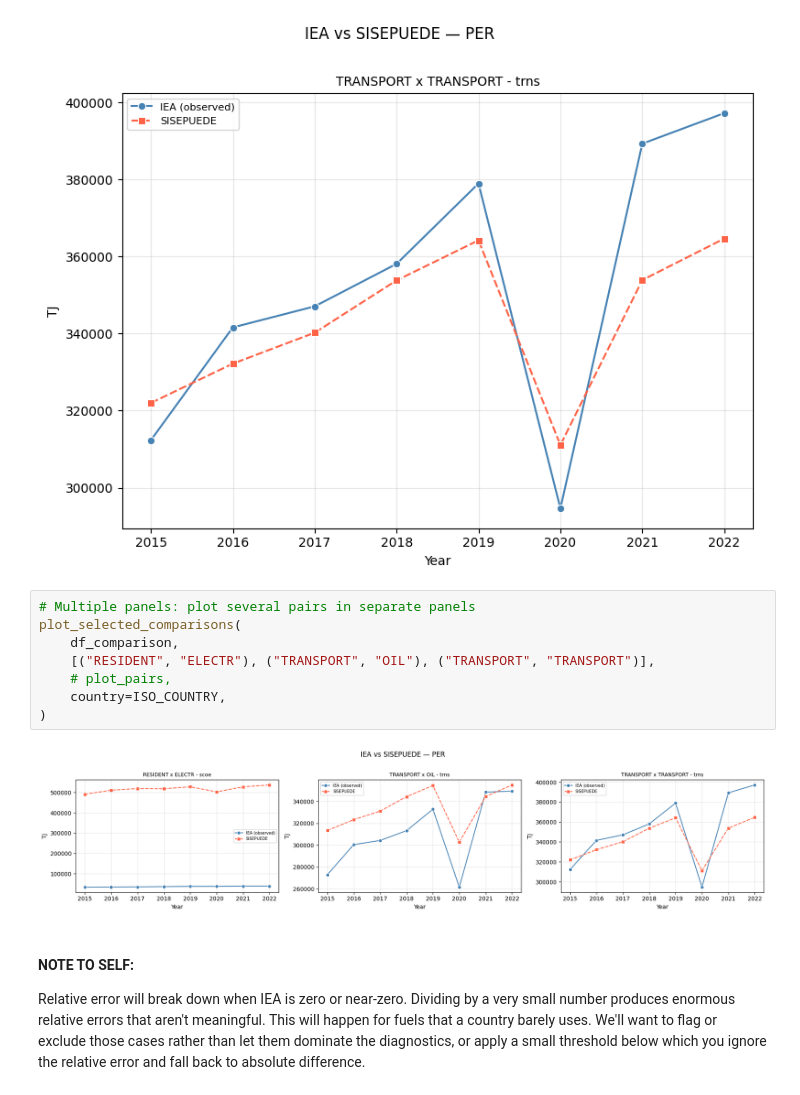
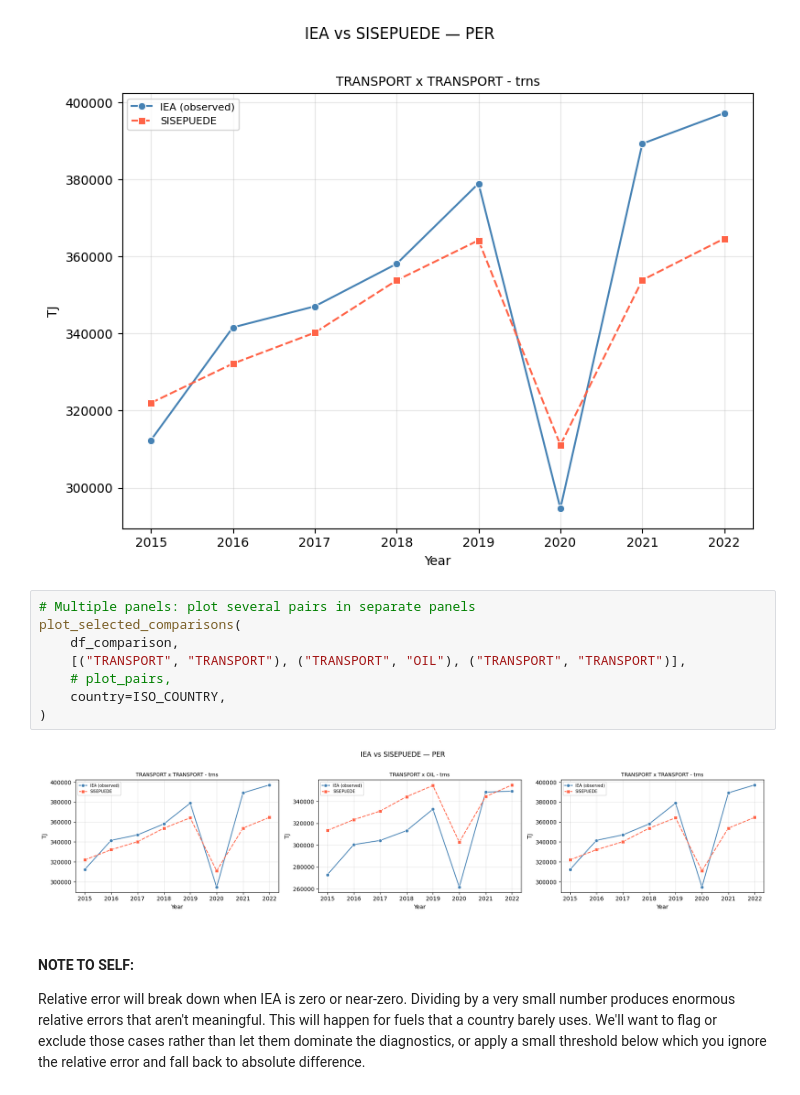
Before and after one commit to dpmendez/sisepuede, a Jupyter notebook: sisepuede/calibration/iea_energy_crosswalk_comparison.ipynb, the cells around one changed output. Saved outputs shown, nothing was run; the diff lists cells and outputs as text.

```diff
--- a/sisepuede/calibration/iea_energy_crosswalk_comparison.ipynb
+++ b/sisepuede/calibration/iea_energy_crosswalk_comparison.ipynb
@@ -571,13 +638,13 @@ plot_selected_comparisons(
 # %%
 # Multiple panels: plot several pairs in separate panels
 plot_selected_comparisons(
     df_comparison,
-    [("RESIDENT", "ELECTR"), ("TRANSPORT", "OIL"), ("TRANSPORT", "TRANSPORT")],
+    [("TRANSPORT", "TRANSPORT"), ("TRANSPORT", "OIL"), ("TRANSPORT", "TRANSPORT")],
     # plot_pairs,
     country=ISO_COUNTRY,
 )
 # %% [output]
-[figure, old version]
+[figure, new version]
 # %% [markdown]
 #### NOTE TO SELF:
 Relative error will break down when IEA is zero or near-zero. Dividing by a very small number produces enormous relative errors that aren't meaningful. This will happen for fuels that a country barely uses.
```
Also changed, not shown: parts of 6 cells of this notebook, 1 other file.
